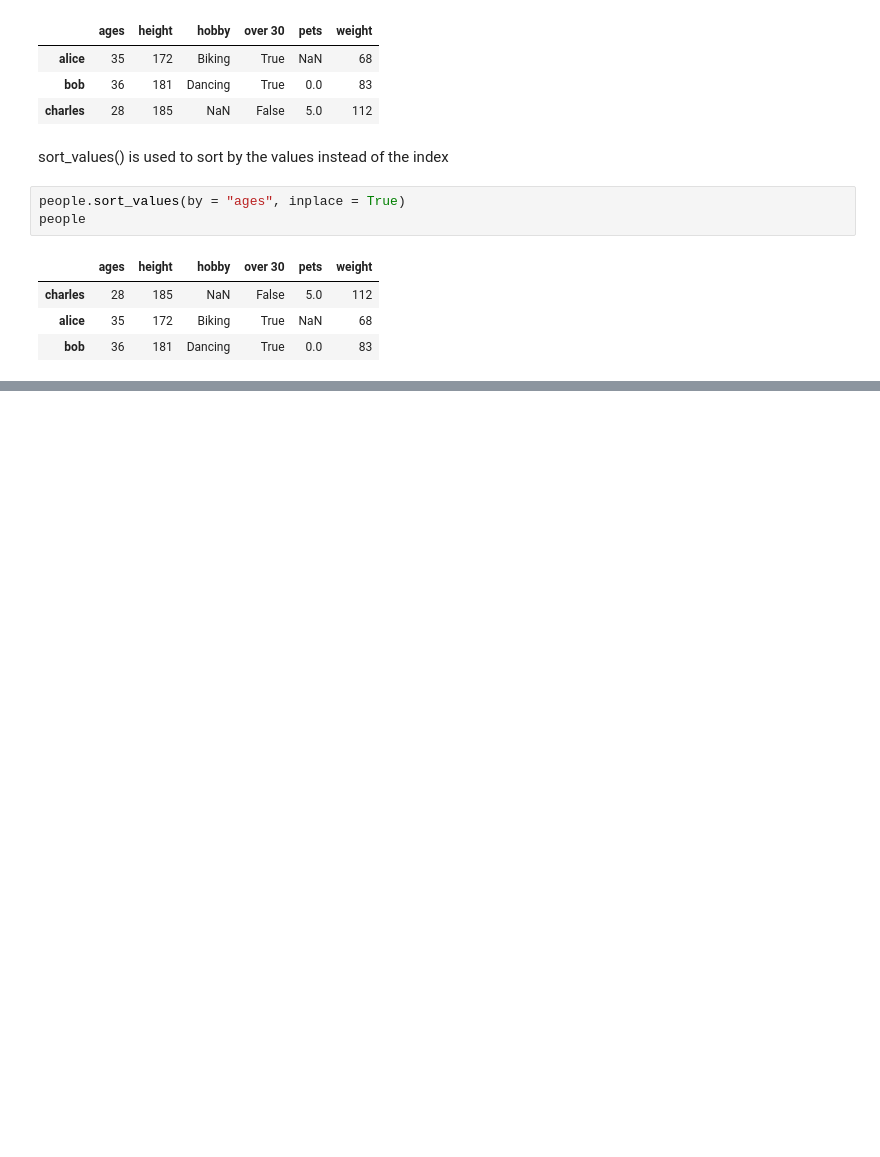
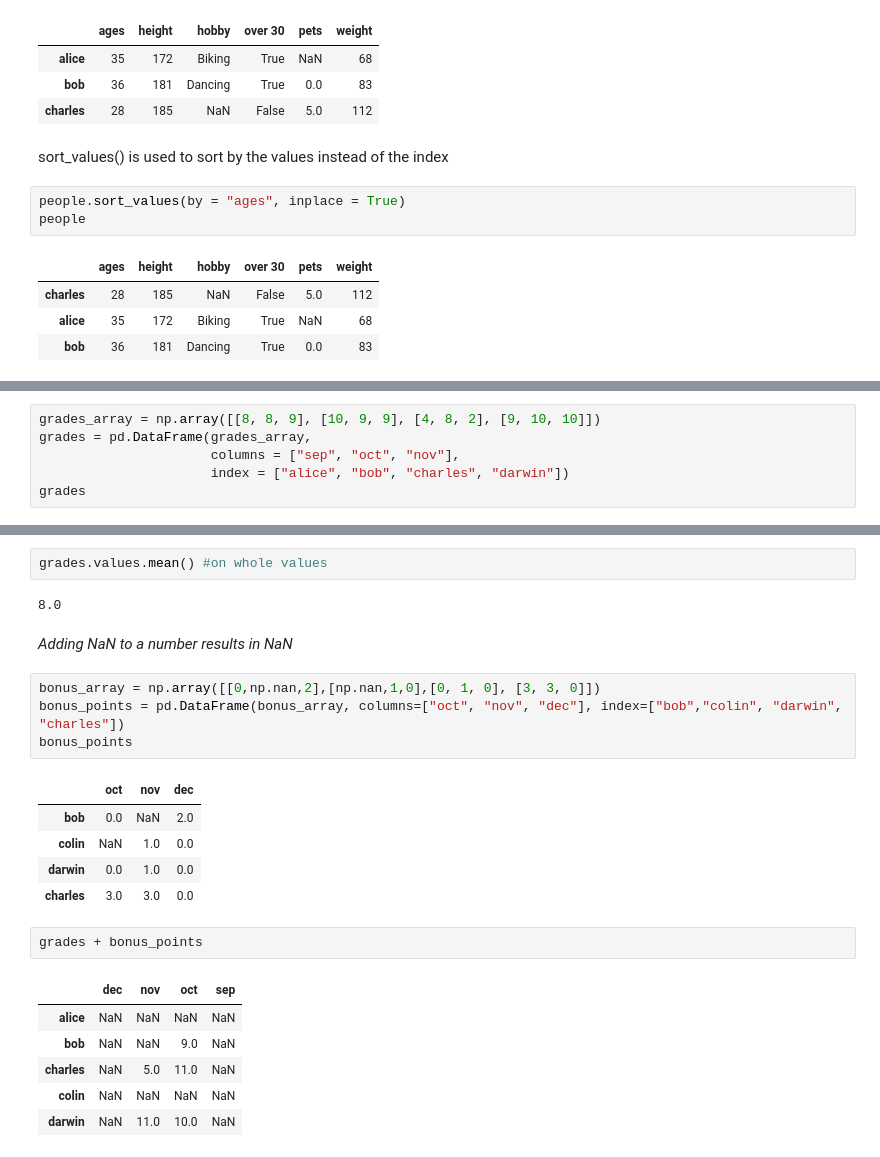
Before and after one commit to nagendraputhane/NumPy-Pandas, a Jupyter notebook: pandas.ipynb, the cells around one changed output, grey strips where cells are left out. Cells and saved outputs as stored; diff of their text form; blank space fills up the shorter version.

```diff
--- a/pandas.ipynb
+++ b/pandas.ipynb
@@ -503,0 +508,6 @@ people
+# %%
+grades_array = np.array([[8, 8, 9], [10, 9, 9], [4, 8, 2], [9, 10, 10]])
+grades = pd.DataFrame(grades_array,
+                      columns = ["sep", "oct", "nov"],
+                      index = ["alice", "bob", "charles", "darwin"])
+grades
@@ -503,0 +582,25 @@ people
+# %%
+grades.values.mean() #on whole values
+# %% [output]
+8.0
+# %% [markdown]
+*Adding NaN to a number results in NaN*
+# %%
+bonus_array = np.array([[0,np.nan,2],[np.nan,1,0],[0, 1, 0], [3, 3, 0]])
+bonus_points = pd.DataFrame(bonus_array, columns=["oct", "nov", "dec"], index=["bob","colin", "darwin", "charles"])
+bonus_points
+# %% [output]
+|  | oct | nov | dec |
+| bob | 0.0 | NaN | 2.0 |
+| colin | NaN | 1.0 | 0.0 |
+| darwin | 0.0 | 1.0 | 0.0 |
+| charles | 3.0 | 3.0 | 0.0 |
+# %%
+grades + bonus_points
+# %% [output]
+|  | dec | nov | oct | sep |
+| alice | NaN | NaN | NaN | NaN |
+| bob | NaN | NaN | 9.0 | NaN |
+| charles | NaN | 5.0 | 11.0 | NaN |
+| colin | NaN | NaN | NaN | NaN |
+| darwin | NaN | 11.0 | 10.0 | NaN |
```
Also changed, not shown: parts of 21 cells of this notebook.
